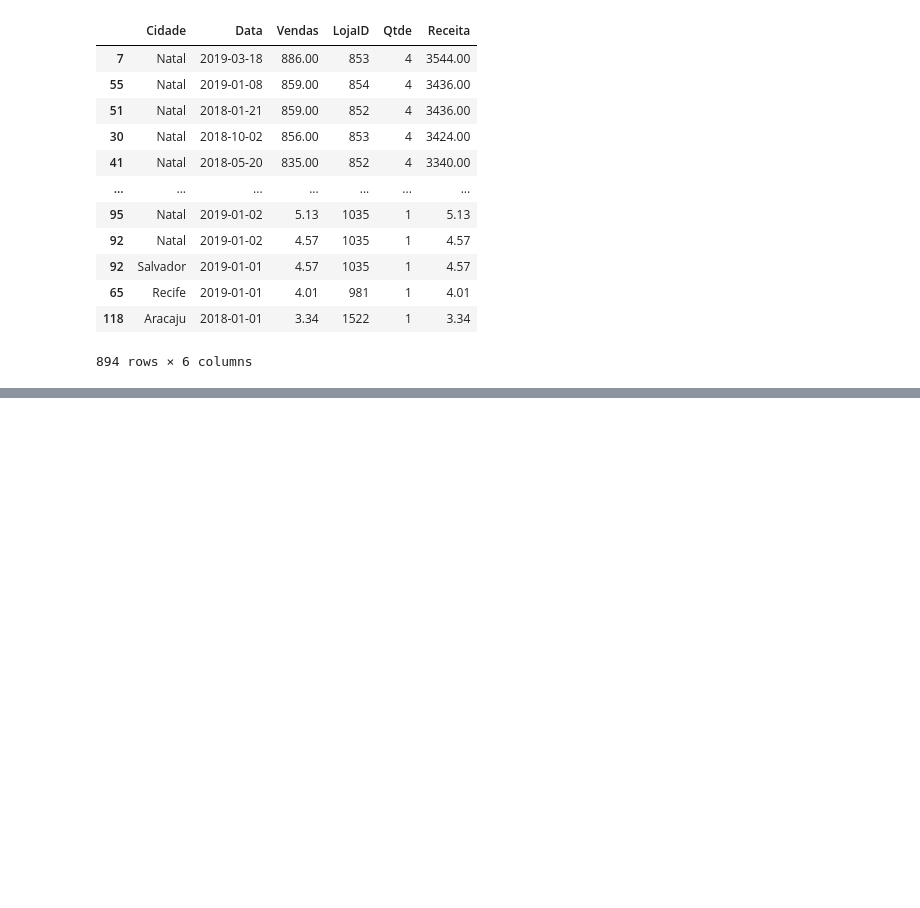
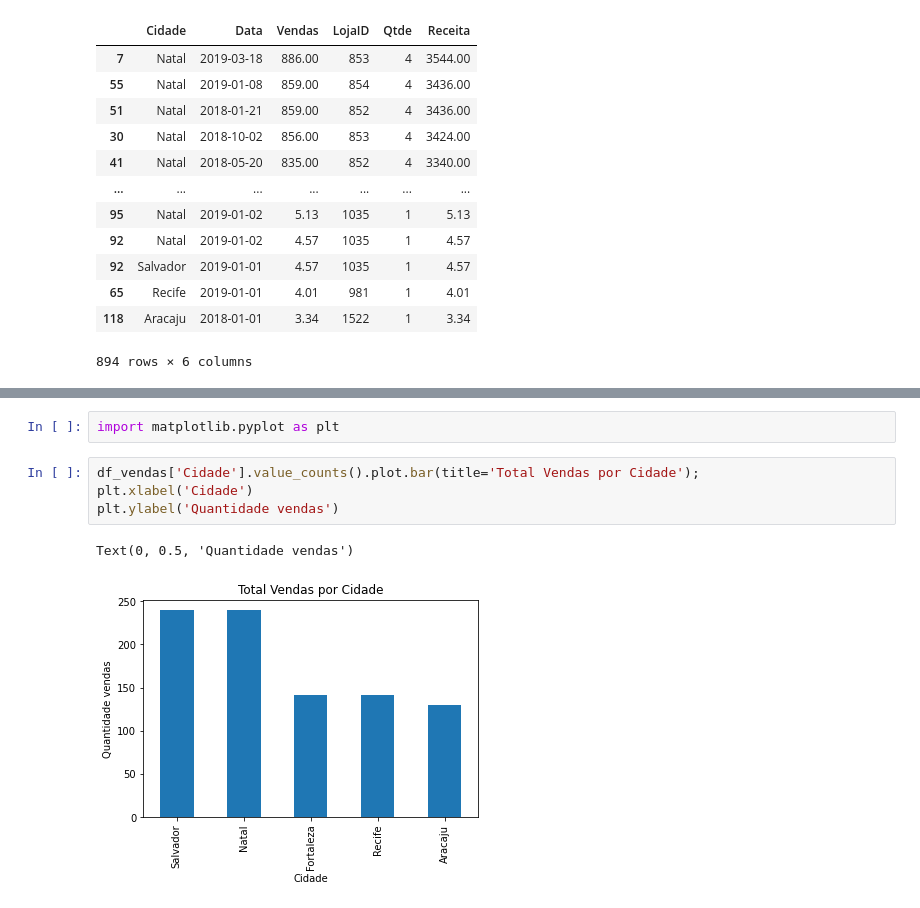
Before and after one commit to Albislan/dio_projeto_pandas1, a Jupyter notebook: analise_excell.ipynb, the cells around one changed output, grey strips where cells are left out. Cells and saved outputs as stored; diff of their text form; blank space fills up the shorter version.

```diff
--- a/analise_excell.ipynb
+++ b/analise_excell.ipynb
@@ -156,0 +263,9 @@ df_vendas.sort_values('Receita', ascending=False) # ordenando os valores de Rece
+# %%
+import matplotlib.pyplot as plt
+# %%
+df_vendas['Cidade'].value_counts().plot.bar(title='Total Vendas por Cidade');
+plt.xlabel('Cidade')
+plt.ylabel('Quantidade vendas')
+# %% [output]
+Text(0, 0.5, 'Quantidade vendas')
+[figure, added]
```
Also changed, not shown: parts of 22 cells of this notebook, 1 other file.
